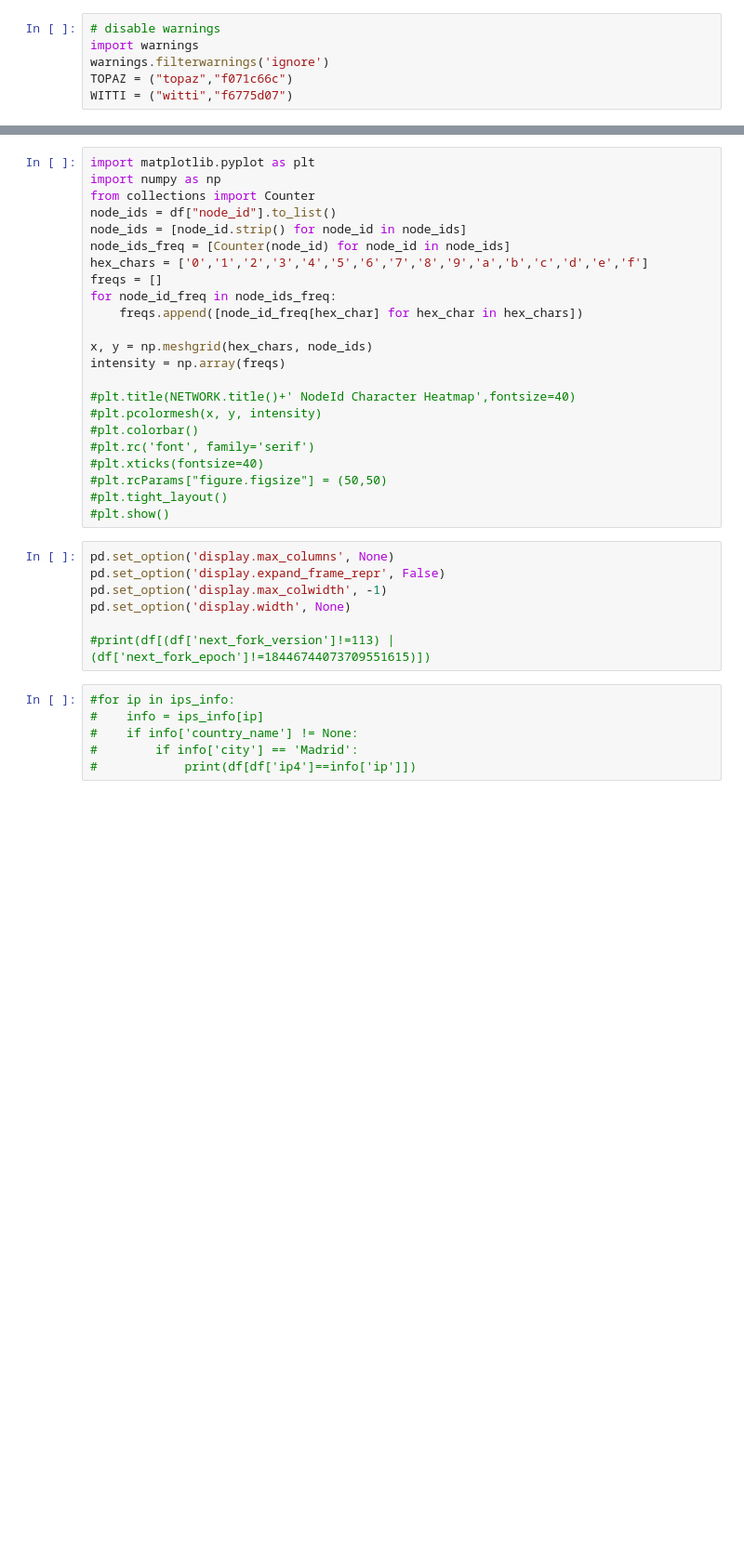
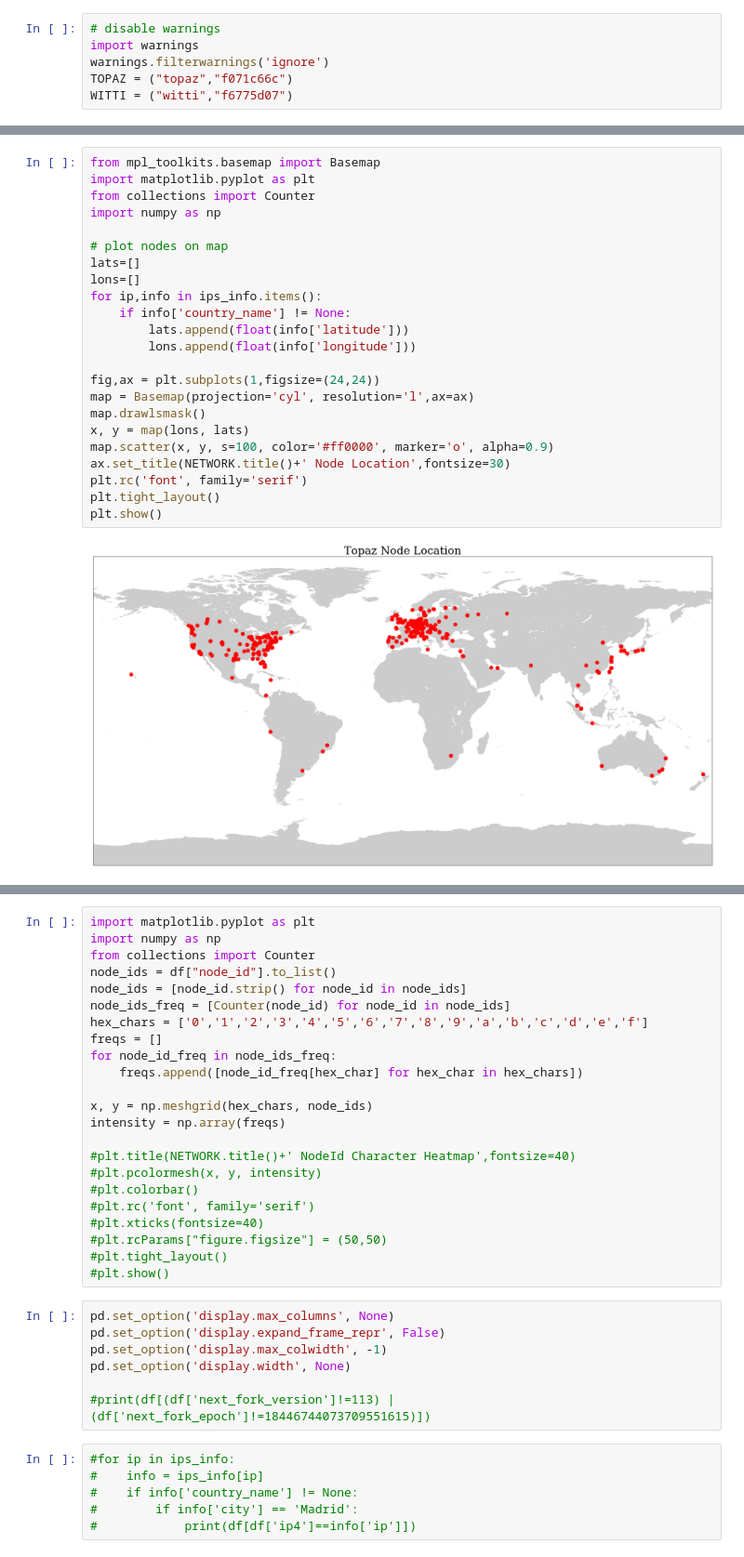
Before and after one commit to jrhea/prkl, a Jupyter notebook: analysis/testnet-analysis.ipynb, the cells around one changed output, grey strips where cells are left out. Shown at 93% size. Cells and saved outputs as stored; diff of their text form; blank space fills up the shorter version.

```diff
--- a/analysis/testnet-analysis.ipynb
+++ b/analysis/testnet-analysis.ipynb
@@ -157,0 +227,25 @@ display(md("> #### Only nodes with fork-digest `{}` are members of the `{}` netw
+# %%
+from mpl_toolkits.basemap import Basemap
+import matplotlib.pyplot as plt
+from collections import Counter
+import numpy as np
+
+# plot nodes on map
+lats=[]
+lons=[]
+for ip,info in ips_info.items():
+    if info['country_name'] != None:
+        lats.append(float(info['latitude']))
+        lons.append(float(info['longitude']))
+
+fig,ax = plt.subplots(1,figsize=(24,24))
+map = Basemap(projection='cyl', resolution='l',ax=ax)
+map.drawlsmask()
+x, y = map(lons, lats)
+map.scatter(x, y, s=100, color='#ff0000', marker='o', alpha=0.9)
+ax.set_title(NETWORK.title()+' Node Location',fontsize=30)
+plt.rc('font', family='serif')
+plt.tight_layout()
+plt.show()
+# %% [output]
+[figure, added]
```
Also changed, not shown: parts of 28 cells of this notebook, 6 other files.
